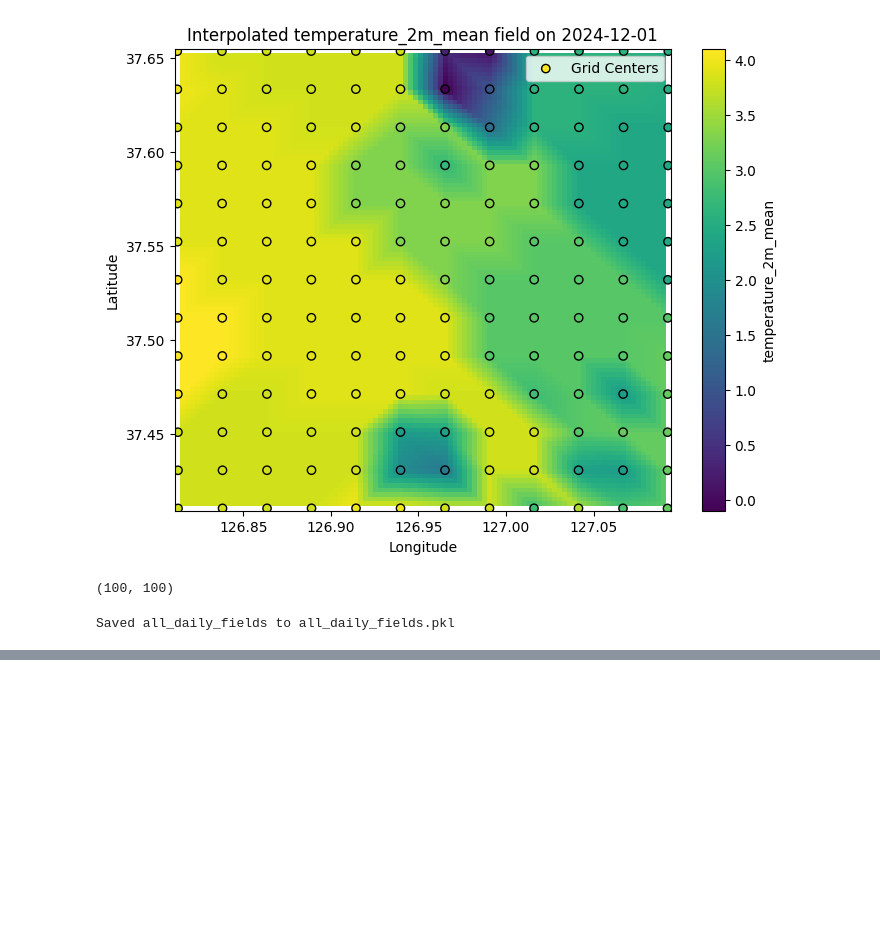
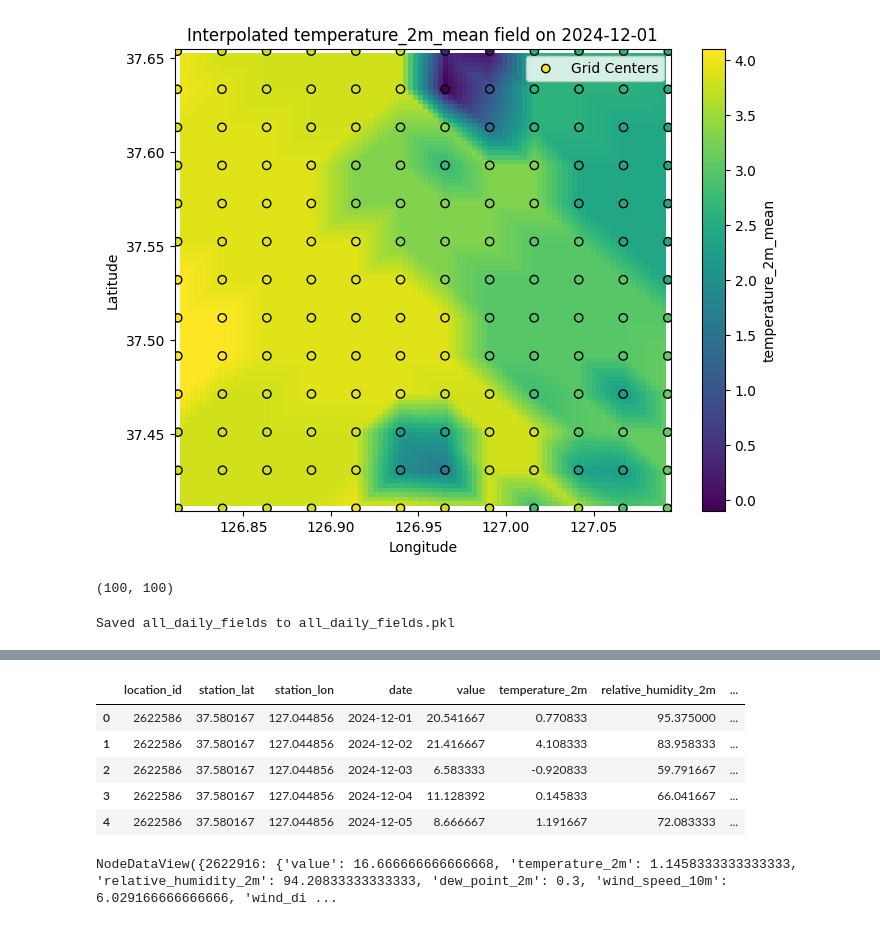
Before and after one commit to moundong19/Korea-Research, a Jupyter notebook: Graph_construction.ipynb, the cells around one changed output, grey strips where cells are left out. Cells and saved outputs as stored; diff of their text form; code cells hidden in the pictures; blank space fills up the shorter version.

```diff
--- a/Graph_construction.ipynb
+++ b/Graph_construction.ipynb
@@ -1165,0 +1201,17 @@ Saved all_daily_fields to all_daily_fields.pkl
+# %%
+df['date'] = df['time'].dt.tz_convert(None).dt.date
+agg_cols = [
+    'value',
+    'temperature_2m','relative_humidity_2m','dew_point_2m',
+    'wind_speed_10m','wind_direction_10m','surface_pressure','precipitation'
+]
+grouped_df = df.groupby(['location_id','station_lat','station_lon','date'], as_index=False)[agg_cols].mean()
+# %%
+grouped_df.head(5)
+# %% [output]
+|  | location_id | station_lat | station_lon | date | value | temperature_2m | relative_humidity_2m | ... |
+| 0 | 2622586 | 37.580167 | 127.044856 | 2024-12-01 | 20.541667 | 0.770833 | 95.375000 | ... |
+| 1 | 2622586 | 37.580167 | 127.044856 | 2024-12-02 | 21.416667 | 4.108333 | 83.958333 | ... |
+| 2 | 2622586 | 37.580167 | 127.044856 | 2024-12-03 | 6.583333 | -0.920833 | 59.791667 | ... |
+| 3 | 2622586 | 37.580167 | 127.044856 | 2024-12-04 | 11.128392 | 0.145833 | 66.041667 | ... |
+| 4 | 2622586 | 37.580167 | 127.044856 | 2024-12-05 | 8.666667 | 1.191667 | 72.083333 | ... |
@@ -1165,0 +1253,4 @@ Saved all_daily_fields to all_daily_fields.pkl
+# %%
+graphs_by_date['2024-12-01'].nodes(data=True)
+# %% [output]
+NodeDataView({2622916: {'value': 16.666666666666668, 'temperature_2m': 1.1458333333333333, 'relative_humidity_2m': 94.20833333333333, 'dew_point_2m': 0.3, 'wind_speed_10m': 6.029166666666666, 'wind_di ...
```
Also changed, not shown: parts of 12 cells of this notebook.
